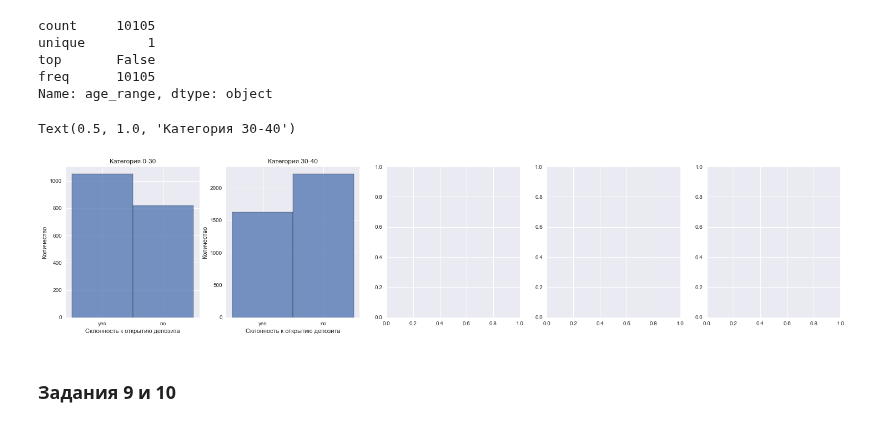
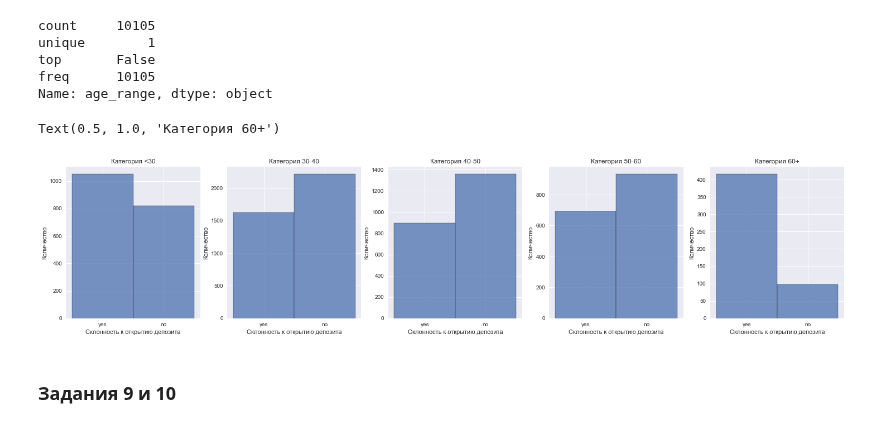
Before and after one commit to DmitriySky47/sf_data_science, a Jupyter notebook: project_4/Project_4_ML.ipynb, the cells around one changed output. Saved outputs shown, nothing was run; the diff lists cells and outputs as text; code cells hidden in the pictures.

Commit message:
commit hist age_range

```diff
--- a/project_4/Project_4_ML.ipynb
+++ b/project_4/Project_4_ML.ipynb
@@ -405,16 +405,28 @@ sns.histplot(df['deposit'][(df['age_range'] == 4)])
 # %%
 fig, axes = plt.subplots(1, 5, figsize=(25, 5))
 
 sns.histplot(df['deposit'][(df['age_range'] == 1)], ax=axes[0])
 axes[0].set(xlabel='Склонность к открытию депозита', ylabel='Количество')
-axes[0].set_title('Категория 0-30')
+axes[0].set_title('Категория <30')
 
 sns.histplot(df['deposit'][(df['age_range'] == 2)], ax=axes[1])
 axes[1].set(xlabel='Склонность к открытию депозита', ylabel='Количество')
 axes[1].set_title('Категория 30-40')
+
+sns.histplot(df['deposit'][(df['age_range'] == 3)], ax=axes[2])
+axes[2].set(xlabel='Склонность к открытию депозита', ylabel='Количество')
+axes[2].set_title('Категория 40-50')
+
+sns.histplot(df['deposit'][(df['age_range'] == 4)], ax=axes[3])
+axes[3].set(xlabel='Склонность к открытию депозита', ylabel='Количество')
+axes[3].set_title('Категория 50-60')
+
+sns.histplot(df['deposit'][(df['age_range'] == 5)], ax=axes[4])
+axes[4].set(xlabel='Склонность к открытию депозита', ylabel='Количество')
+axes[4].set_title('Категория 60+')
 # %% [output]
-Text(0.5, 1.0, 'Категория 30-40')
+Text(0.5, 1.0, 'Категория 60+')
-[figure, old version]
+[figure, new version]
 # %% [markdown]
 ### Задания 9 и 10
 # %%
```
